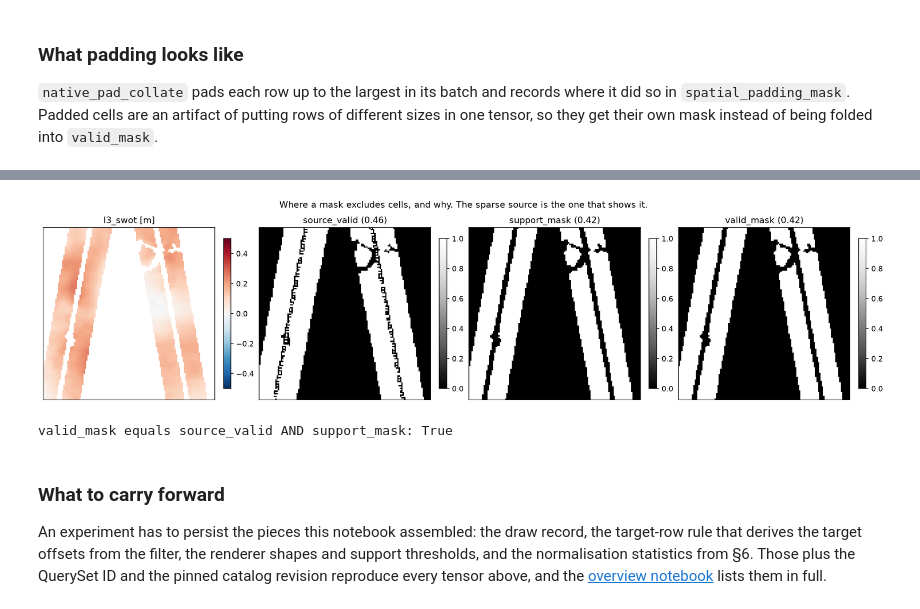
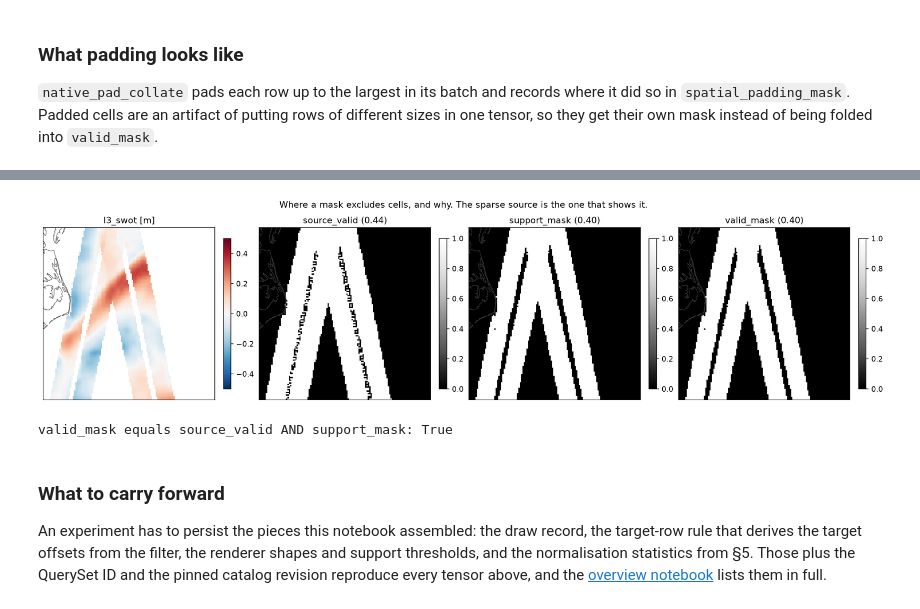
Before and after one commit to nilsleh/oceanTACO, a Jupyter notebook: docs/tutorials/spatio_temporal_query_generation.ipynb, the cells around one changed output, grey strips where cells are left out. Cells and saved outputs as stored; diff of their text form; code cells hidden in the pictures.

```diff
--- a/docs/tutorials/spatio_temporal_query_generation.ipynb
+++ b/docs/tutorials/spatio_temporal_query_generation.ipynb
@@ -662,9 +704,16 @@ for token in SR_INPUTS:
         coarse_side = side
     print(f"{token:9s} smallest native side {native:>3d}  -> input {side} x {side}")
 
+# The target binds against the swath's own native grid as well as against the
+# factor. Taking the factor alone would ask for 256 cells from a 222 cell crop
+# and invent detail the instrument never resolved.
+swath_native = min(min(np.asarray(row[SR_TARGET]["data"]).shape[-2:]) for row in native_rows)
+if coarse_side * FACTOR > swath_native:
+    coarse_side = (swath_native // FACTOR // 2) * 2
+    coarse_shapes["l3_ssh"] = (coarse_side, coarse_side)
 fine_side = coarse_side * FACTOR
-swath_native = min(min(np.asarray(row[SR_TARGET]["data"]).shape[-2:]) for row in native_rows)
 print(f"{SR_TARGET:9s} smallest native side {swath_native:>3d}  -> target {fine_side} x {fine_side}")
+print(f"nadir input held to {coarse_side} x {coarse_side} so the target stays at or below native")
 print(f"factor against the nadir input: {fine_side // coarse_side}x")
 print(f"every shape at or below its own native grid: "
       f"{all(side <= min(min(np.asarray(row[token]['data']).shape[-2:]) for row in native_rows) for token, (side, _) in coarse_shapes.items()) and fine_side <= swath_native}")
@@ -733,7 +761,7 @@ for row, token in enumerate(SR_TOKENS):
         drawn = axis.imshow(field, origin="lower", cmap=CMAP, interpolation="nearest",
                             aspect=map_aspect(extent), extent=extent, **color_limits(token))
         add_coastlines(axis)
-        axis.set(xticks=[], yticks=[])
+        degree_ticks(axis, extent)
         if row == 0:
             axis.set_title(batch_dates(sr_batch)[column], fontsize=9)
     shape = (fine_side, fine_side) if token == SR_TARGET else coarse_shapes[token]
@@ -809,23 +779,0 @@ sample.
-# %%
-tokens = list(multi_sources)
-fig, axes = plt.subplots(len(tokens), rows, squeeze=False,
-                         figsize=(3.2 * rows, 3.3 * len(tokens)), constrained_layout=True)
-for row, token in enumerate(tokens):
-    for column in range(rows):
-        axis = axes[row, column]
-        record = batch_member(multi_batch, token, column)
-        extent = geographic_extent(record)
-        field = np.where(np.asarray(record["valid_mask"])[0], np.asarray(record["data"])[0], np.nan)
-        drawn = axis.imshow(field, origin="lower", cmap=CMAP, interpolation="nearest",
-                            aspect=map_aspect(extent), extent=extent, **color_limits(token))
-        add_coastlines(axis)
-        axis.set(xticks=[], yticks=[])
-        if row == 0:
-            axis.set_title(batch_dates(multi_batch)[column], fontsize=9)
-    shape = DENSE_SHAPE if token.startswith("l4_") else (128, 128)
-    axes[row, 0].set_ylabel(source_label(token, shape), fontsize=9)
-    fig.colorbar(drawn, ax=axes[row, :].tolist(), shrink=.85, label=colorbar_label(token))
-fig.suptitle(f"One batch of {rows} rows: two dense analyses and the SWOT swath", fontsize=12)
-display_figure(fig)
-print("The white area in the l3_swot row is the part of the patch the satellite did not overfly.")
-print("Conditioning the draw on coverage is what makes every one of these rows usable.")
@@ -857,9 +801,9 @@ from ocean_taco.torch import native_shapes
 # shapes would make every bucket a singleton and every comparison trivial.
 bucket_draw = draw_queryset(queryset, requested_row_count=16, seed=23,
                             record_path=DRAW_DIR / "bucket-draw.json",
-                            query_filter=multi_filter)
+                            query_filter=sr_filter)
 mixed = OceanTACODataset(queries=bucket_draw, catalog_config=config, sources={
-    "l4_sst": Resample(DENSE_SHAPE, support_threshold=0.5),
+    "l4_sst": Resample((40, 40), support_threshold=0.5),
     "l3_swot": Native(),
 })
 shapes = native_shapes(mixed, "l3_swot")
@@ -1061,30 +1017,30 @@ step 1: batch=(2, 1, 40, 40) valid cells=3,169 of 3,200 loss=0.1255
 The loss saw only cells valid in both the context and the target.
 # %%
-mask_record = OceanTACODataset(queries=multi_draw, catalog_config=config,
+mask_record = OceanTACODataset(queries=sr_draw, catalog_config=config,
                                sources={"l3_swot": Resample((128, 128), support_threshold=0.5)})[0]["l3_swot"]
 data_panel = np.asarray(mask_record["data"])[0]
 source_panel = np.asarray(mask_record["source_valid"])[0]
 support_panel = np.asarray(mask_record["support_mask"])[0]
 valid_panel = np.asarray(mask_record["valid_mask"])[0]
 extent = geographic_extent(mask_record)
 fig, axes = plt.subplots(1, 4, figsize=(16, 4.0), constrained_layout=True)
 panels = ((source_label("l3_swot"), np.where(valid_panel, data_panel, np.nan), CMAP, color_limits("l3_swot")),
           (f"source_valid ({source_panel.mean():.2f})", source_panel, "Greys_r", {"vmin": 0, "vmax": 1}),
           (f"support_mask ({support_panel.mean():.2f})", support_panel, "Greys_r", {"vmin": 0, "vmax": 1}),
           (f"valid_mask ({valid_panel.mean():.2f})", valid_panel, "Greys_r", {"vmin": 0, "vmax": 1}))
 for axis, (title, panel, cmap, limits) in zip(axes, panels):
     drawn = axis.imshow(panel, origin="lower", cmap=cmap, interpolation="nearest",
                         aspect=map_aspect(extent), extent=extent, **limits)
     add_coastlines(axis)
     axis.set(title=title, xticks=[], yticks=[])
     fig.colorbar(drawn, ax=axis, shrink=.8)
 fig.suptitle("Where a mask excludes cells, and why. The sparse source is the one that shows it.",
              fontsize=12)
 display_figure(fig)
 print(f"valid_mask equals source_valid AND support_mask: "
       f"{bool((valid_panel == (source_panel & support_panel)).all())}")
 # %% [output]
-[figure, old version]
+[figure, new version]
 valid_mask equals source_valid AND support_mask: True
 # %% [markdown]
 ### What to carry forward
@@ -1092,6 +1048,6 @@ valid_mask equals source_valid AND support_mask: True
 An experiment has to persist the pieces this notebook assembled: the draw
 record, the target-row rule that derives the target offsets from the filter,
 the renderer shapes and support thresholds, and the normalisation statistics
-from §6. Those plus the QuerySet ID and the pinned catalog revision reproduce
+from §5. Those plus the QuerySet ID and the pinned catalog revision reproduce
 every tensor above, and the [overview notebook](ml_dataset.ipynb) lists them in
 full.
```
Also changed, not shown: parts of 32 cells of this notebook, 1 other file.
